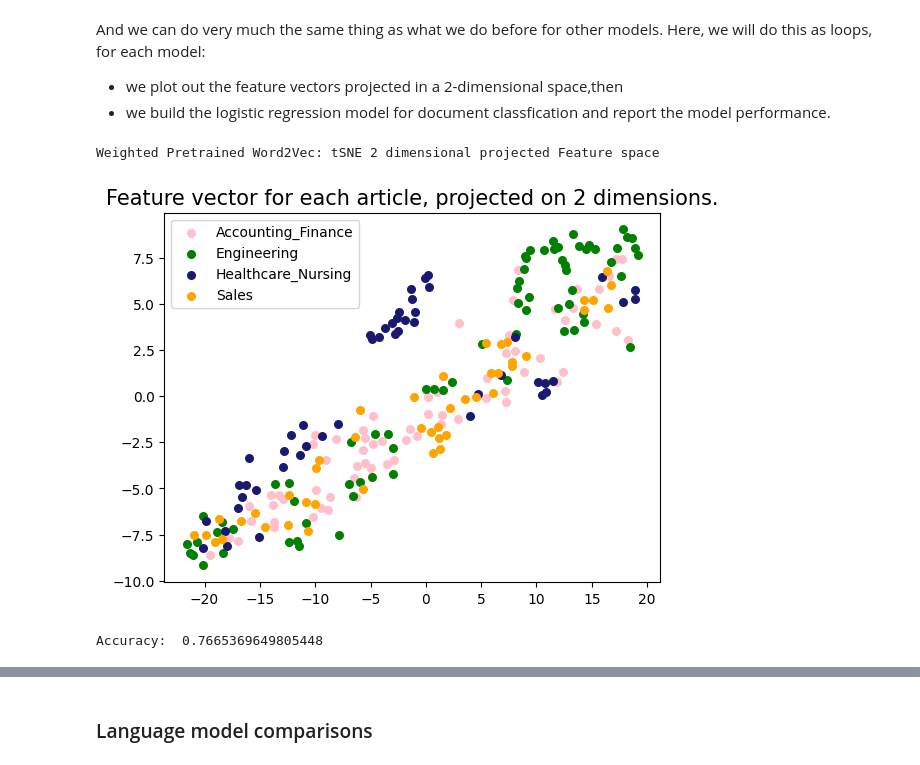
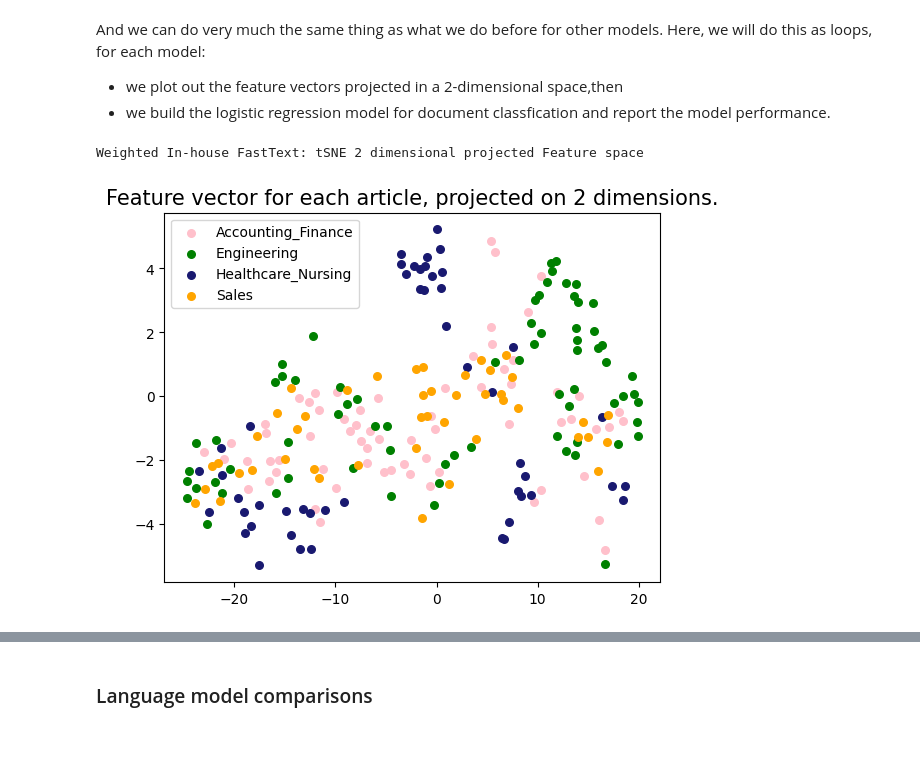
Before and after one commit to ayushpatel2002/jobs-data-NLP, a Jupyter notebook: w09_act2_embedding_classification copy.ipynb, the cells around one changed output, grey strips where cells are left out. Cells and saved outputs as stored; diff of their text form; code cells hidden in the pictures.

```diff
--- a/w09_act2_embedding_classification copy.ipynb
+++ b/w09_act2_embedding_classification copy.ipynb
@@ -488,30 +548,19 @@ Here, we will do this as loops, for each model:
 # %%
 %matplotlib inline
 seed = 3891013
 from sklearn.model_selection import train_test_split
 from sklearn.linear_model import LogisticRegression
 
-models = [weighted_bbcFT_dvs]
-model_names = ["Weighted Pretrained Word2Vec", "Weighted Pretrained GloVe", "Weighted In-house Word2Vec","Weighted In-house FastText"]
-for i in range(0,len(models)): #loop through each model
-    dv = models[i]
-    name = model_names[i]
-    # features = dv.to_numpy() # convert the dataframe stored features to an numpy array
-    features = dv
-    print(name + ": tSNE 2 dimensional projected Feature space")
-    plotTSNE(df['Category'],features)
 
-    # creating training and test split
-    X_train, X_test, y_train, y_test,train_indices,test_indices = train_test_split(dv, df['Category'], list(range(0,len(df))),test_size=0.33, random_state=3891013)
+dv = weighted_bbcFT_dvs
+name = "Weighted In-house FastText"
+# features = dv.to_numpy() # convert the dataframe stored features to an numpy array
+features = dv
+print(name + ": tSNE 2 dimensional projected Feature space")
+plotTSNE(df['Category'],features)
 
-
-    print('\n\n')
+# creating training and test split
+X_train, X_test, y_train, y_test,train_indices,test_indices = train_test_split(dv, df['Category'], list(range(0,len(df))),test_size=0.33, random_state=3891013)
 # %% [output]
-Weighted Pretrained Word2Vec: tSNE 2 dimensional projected Feature space
+Weighted In-house FastText: tSNE 2 dimensional projected Feature space
-[figure, old version]
+[figure, new version]
-# %%
-model = LogisticRegression(max_iter = 2000,random_state=3891013)
-model.fit(X_train, y_train)
-print("Accuracy: ", model.score(X_test, y_test))
-# %% [output]
-Accuracy:  0.7665369649805448
```
Also changed, not shown: parts of 16 cells of this notebook.
